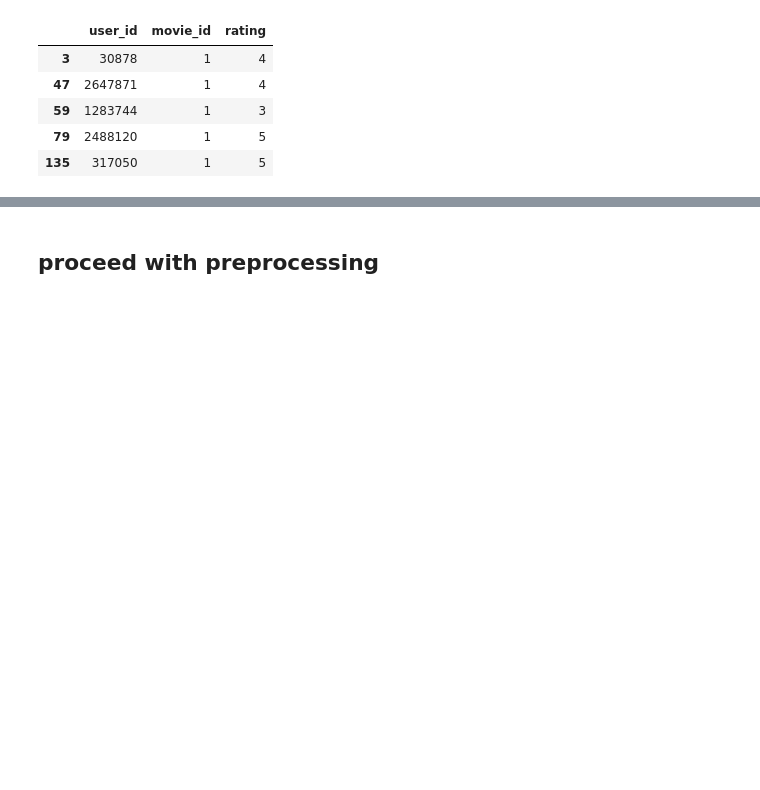
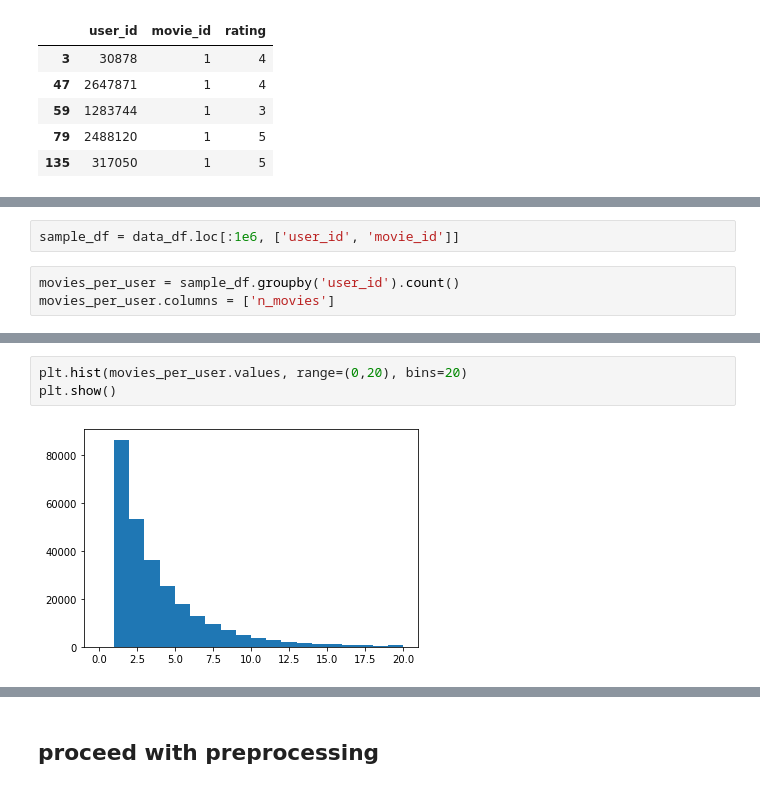
Before and after one commit to noamzbr/netflix_embedding, a Jupyter notebook: netflix_embedding_layer.ipynb, the cells around one changed output, grey strips where cells are left out. Cells and saved outputs as stored; diff of their text form; blank space fills up the shorter version.

```diff
--- a/netflix_embedding_layer.ipynb
+++ b/netflix_embedding_layer.ipynb
@@ -53,0 +65,5 @@ probe_df.head()
+# %%
+sample_df = data_df.loc[:1e6, ['user_id', 'movie_id']]
+# %%
+movies_per_user = sample_df.groupby('user_id').count()
+movies_per_user.columns = ['n_movies']
@@ -53,0 +82,5 @@ probe_df.head()
+# %%
+plt.hist(movies_per_user.values, range=(0,20), bins=20)
+plt.show()
+# %% [output]
+[figure, added]
```
Also changed, not shown: parts of 8 cells of this notebook.
